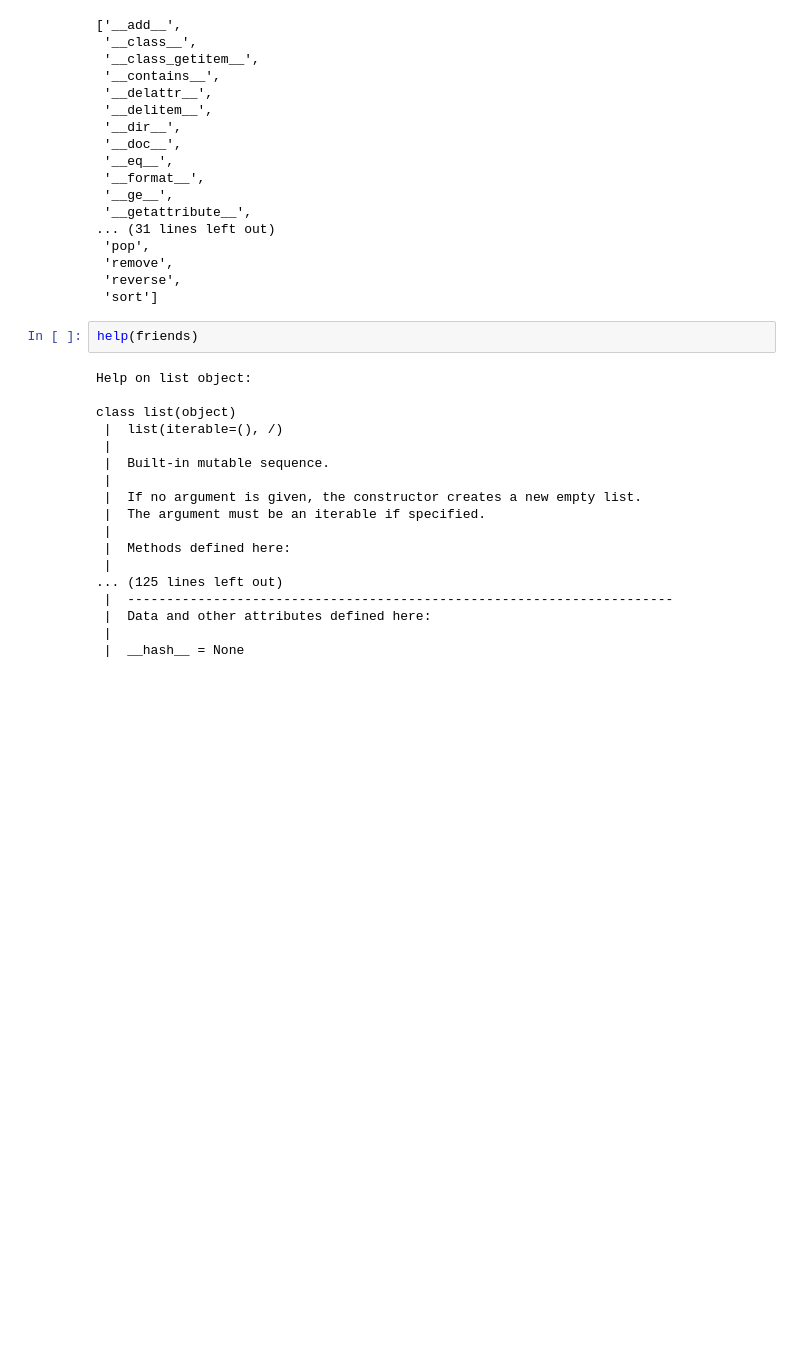
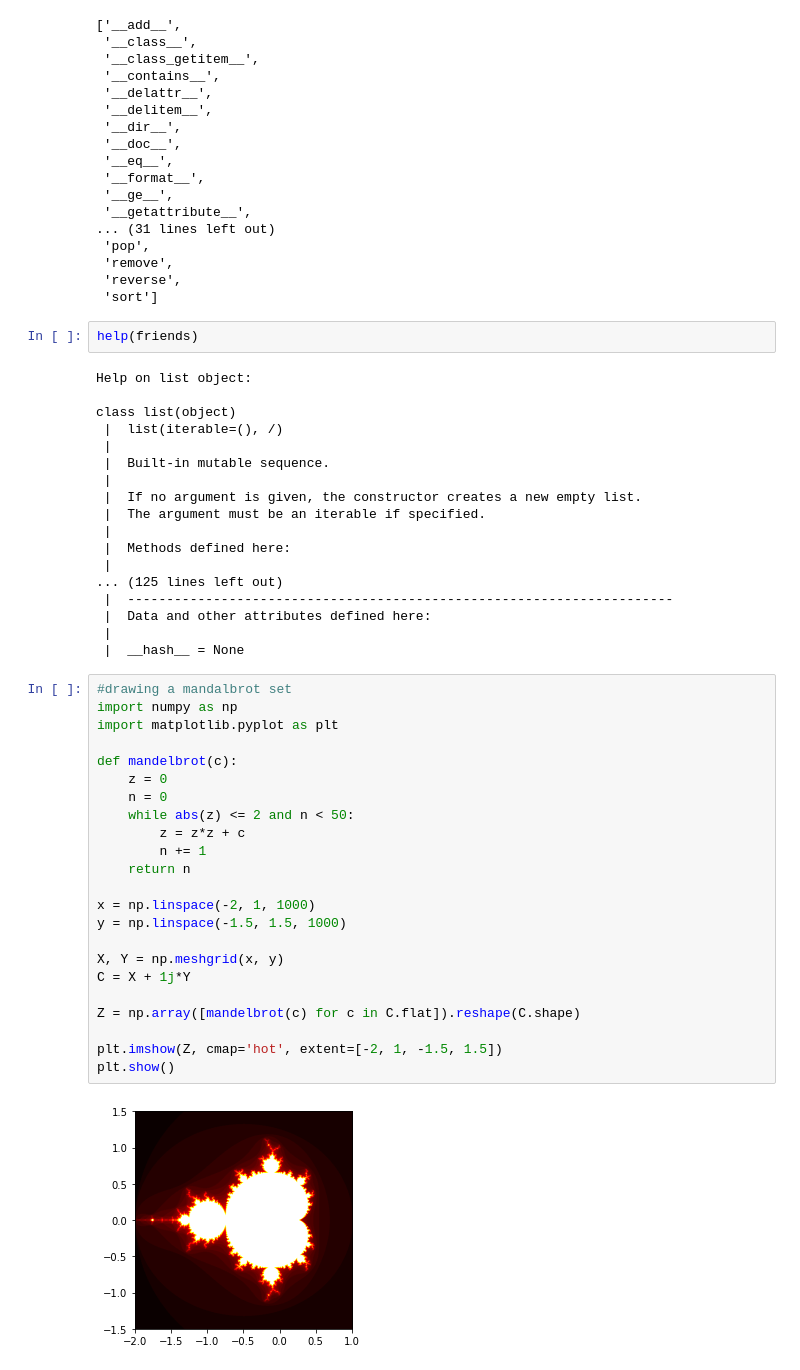
Before and after one commit to Ashwaniraj679/I-m-still-learning, a Jupyter notebook: automation_wwith-python.ipynb, the cells around one changed output. Cells and saved outputs as stored; diff of their text form; blank space fills up the shorter version.

```diff
--- a/automation_wwith-python.ipynb
+++ b/automation_wwith-python.ipynb
@@ -68,3 +68,28 @@ class list(object)
  |  Data and other attributes defined here:
  |
  |  __hash__ = None
+# %%
+#drawing a mandalbrot set
+import numpy as np
+import matplotlib.pyplot as plt
+
+def mandelbrot(c):
+    z = 0
+    n = 0
+    while abs(z) <= 2 and n < 50:
+        z = z*z + c
+        n += 1
+    return n
+
+x = np.linspace(-2, 1, 1000)
+y = np.linspace(-1.5, 1.5, 1000)
+
+X, Y = np.meshgrid(x, y)
+C = X + 1j*Y
+
+Z = np.array([mandelbrot(c) for c in C.flat]).reshape(C.shape)
+
+plt.imshow(Z, cmap='hot', extent=[-2, 1, -1.5, 1.5])
+plt.show()
+# %% [output]
+[figure, added]
```
Also changed, not shown: 3 other files.
